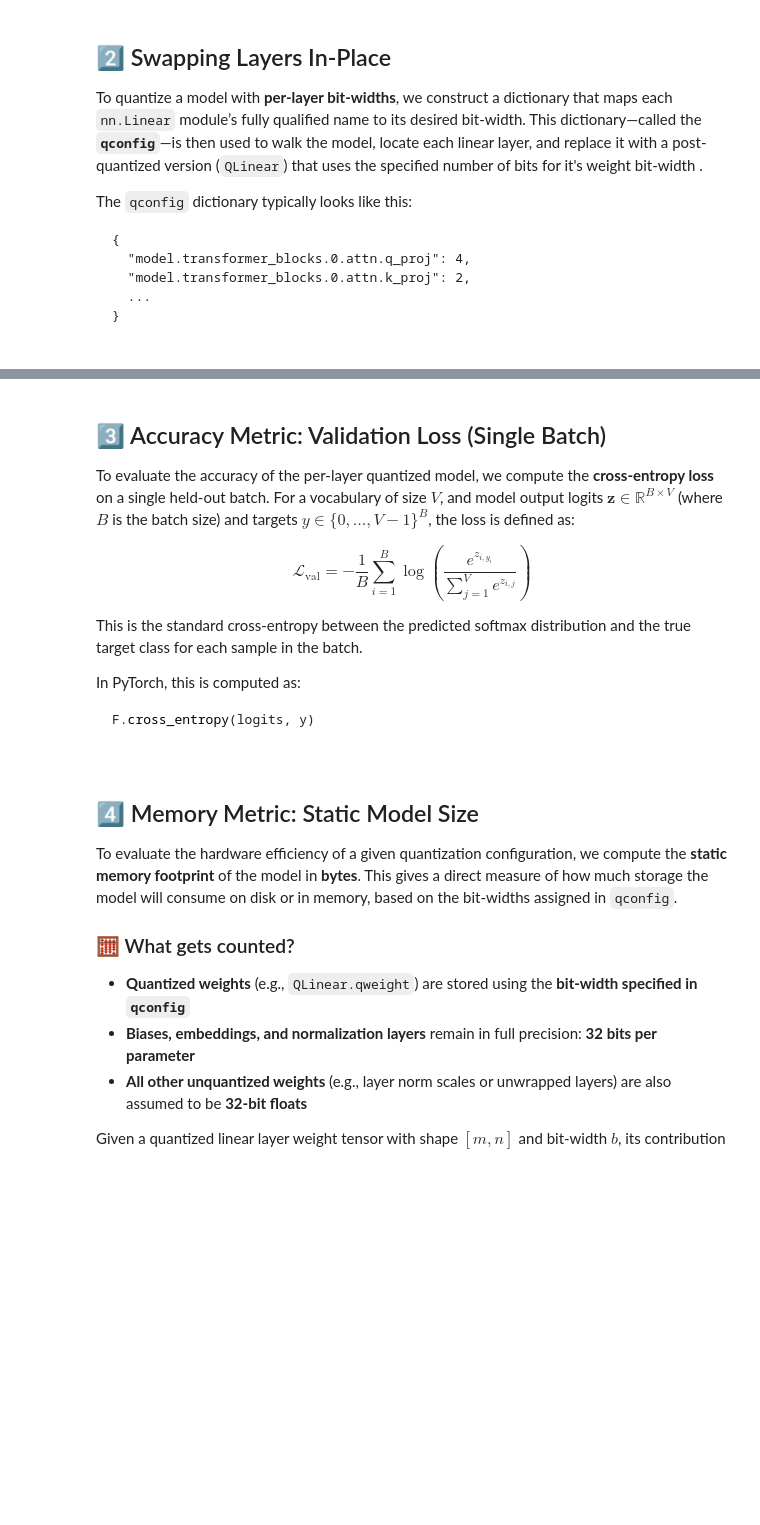
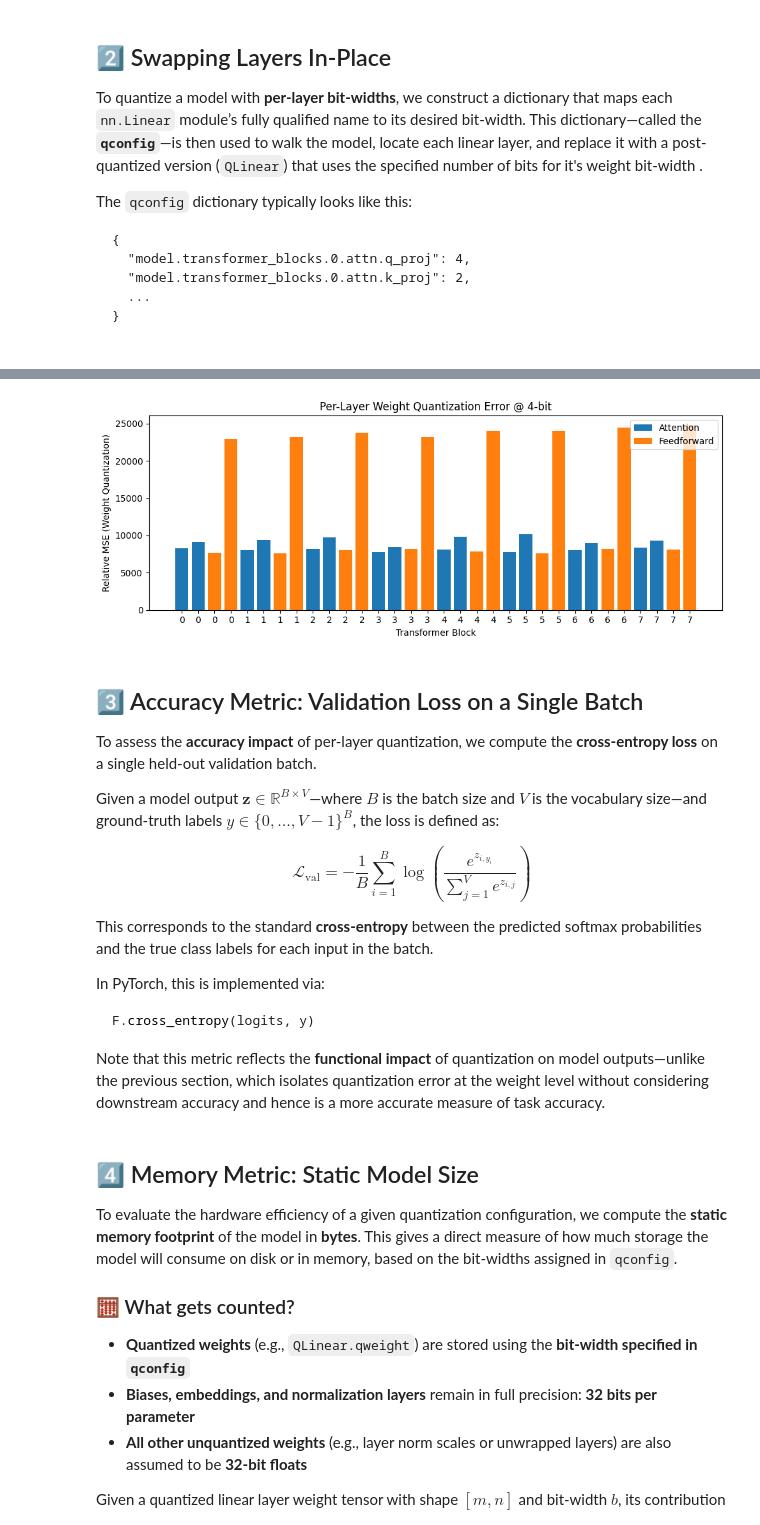
Before and after one commit to OliverGrainge/Advanced-AI-on-Arm, a Jupyter notebook: lab2.ipynb, the cells around one changed output, grey strips where cells are left out. Drawn from its saved outputs; the diff is of its cells as text; code cells hidden in the pictures; blank space fills up the shorter version.

Commit message:
updating lab2 with improved visualizations

````diff
--- a/lab2.ipynb
+++ b/lab2.ipynb
@@ -188,18 +205,74 @@ def default_qconfig(model: ShakespeareModule, bitwidth=8):
+# %%
+import matplotlib.pyplot as plt
+
+def plot_weight_quantization_error(model: ShakespeareModule, bitwidth=8):
+    errors = []
+    block_ids = []
+    colors = []
+
+    for name, mod in model.model.transformer_blocks.named_modules():
+        if isinstance(mod, nn.Linear):
+            # Quantize weights
+            q_w, _ = QLinear._quantize_tensor(mod.weight.data, bitwidth)
+
+            # Compute relative MSE
+            mse = torch.mean((mod.weight.data - q_w) ** 2)
+            norm = torch.mean(mod.weight.data ** 2)
+            rel_error = mse / norm
+
+            # Parse block id and classify layer type
+            if '.' in name:
+                block_id, layer_type = name.split('.', 1)
+                block_ids.append(int(block_id))
+                if 'attn' in layer_type.lower():
+                    colors.append('tab:blue')  # attention layer
+                else:
+                    colors.append('tab:orange')  # feedforward
+                errors.append(rel_error.item())
+
+    # Plot
+    plt.figure(figsize=(10, 4))
+    bars = plt.bar(range(len(errors)), errors, color=colors)
+    plt.xticks(ticks=range(len(errors)), labels=block_ids, rotation=0)
+    plt.xlabel("Transformer Block")
+    plt.ylabel("Relative MSE (Weight Quantization)")
+    plt.title(f"Per-Layer Weight Quantization Error @ {bitwidth}-bit")
+    plt.tight_layout()
+
+    # Custom legend
+    from matplotlib.patches import Patch
+    legend_elements = [
+        Patch(facecolor='tab:blue', label='Attention'),
+        Patch(facecolor='tab:orange', label='Feedforward'),
+    ]
+    plt.legend(handles=legend_elements, loc='upper right')
+    plt.show()
+
+# Example usage
+model = ShakespeareModule.load_from_checkpoint('src/lab1/checkpoints/float-best.ckpt', batch_size=6)
+plot_weight_quantization_error(model, bitwidth=4)
+# %% [output]
+[figure, added]
 # %% [markdown]
-## 3️⃣ Accuracy Metric: Validation Loss (Single Batch)
+## 3️⃣ Accuracy Metric: Validation Loss on a Single Batch
 
-To evaluate the accuracy of the per-layer quantized model, we compute the **cross-entropy loss** on a single held-out batch. For a vocabulary of size $V$, and model output logits $\mathbf{z} \in \mathbb{R}^{B \times V}$ (where $B$ is the batch size) and targets $y \in \{0, \ldots, V-1\}^B$, the loss is defined as:
+To assess the **accuracy impact** of per-layer quantization, we compute the **cross-entropy loss** on a single held-out validation batch.
+
+Given a model output $\mathbf{z} \in \mathbb{R}^{B \times V}$—where $B$ is the batch size and $V$ is the vocabulary size—and ground-truth labels $y \in \{0, \ldots, V{-}1\}^B$, the loss is defined as:
 
 $$
 \mathcal{L}_{\text{val}} = -\frac{1}{B} \sum_{i=1}^B \log \left( \frac{e^{z_{i, y_i}}}{\sum_{j=1}^V e^{z_{i, j}}} \right)
 $$
 
-This is the standard cross-entropy between the predicted softmax distribution and the true target class for each sample in the batch.
+This corresponds to the standard **cross-entropy** between the predicted softmax probabilities and the true class labels for each input in the batch.
 
-In PyTorch, this is computed as:
+In PyTorch, this is implemented via:
 
 ```python
 F.cross_entropy(logits, y)
+```
+
+Note that this metric reflects the **functional impact** of quantization on model outputs—unlike the previous section, which isolates quantization error at the weight level without considering downstream accuracy and hence is a more accurate measure of task accuracy.
 # %%
 def compute_validation_loss(model, loss_fn, dataloader, device):
     model.eval()
````
Also changed, not shown: parts of 5 cells of this notebook.
